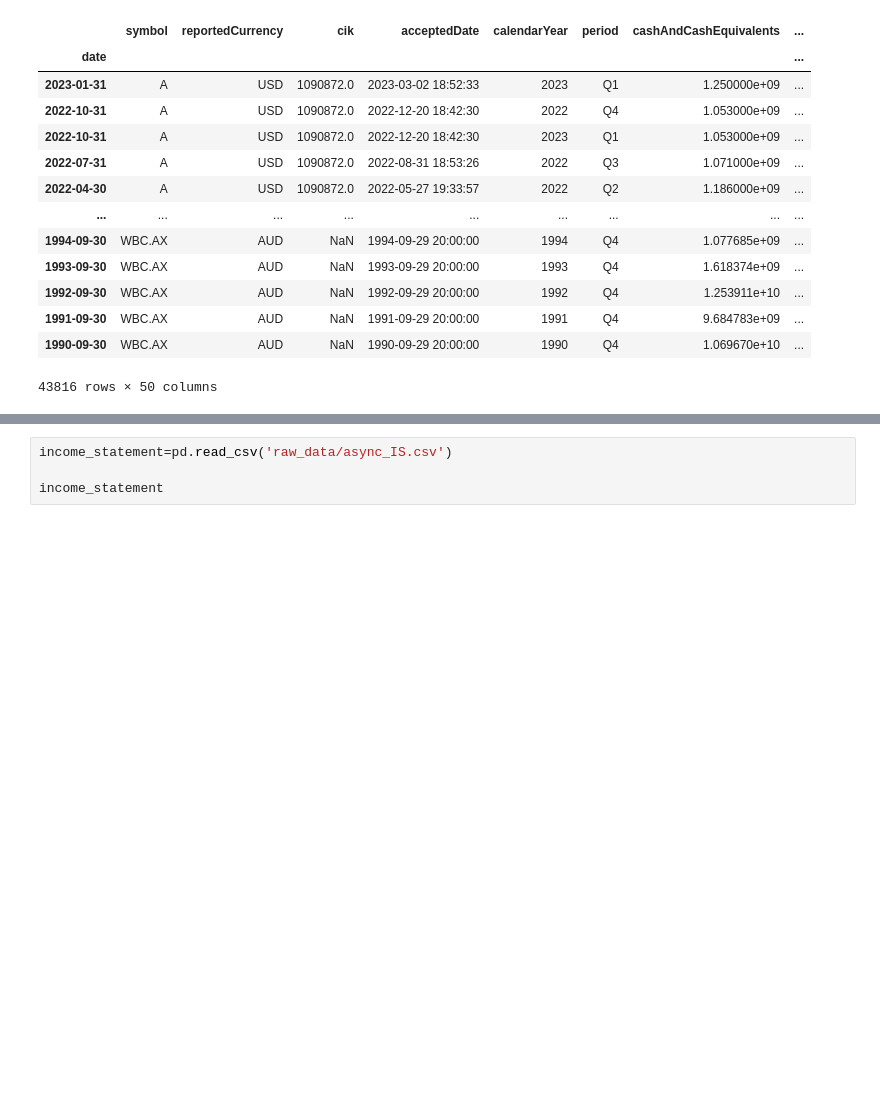
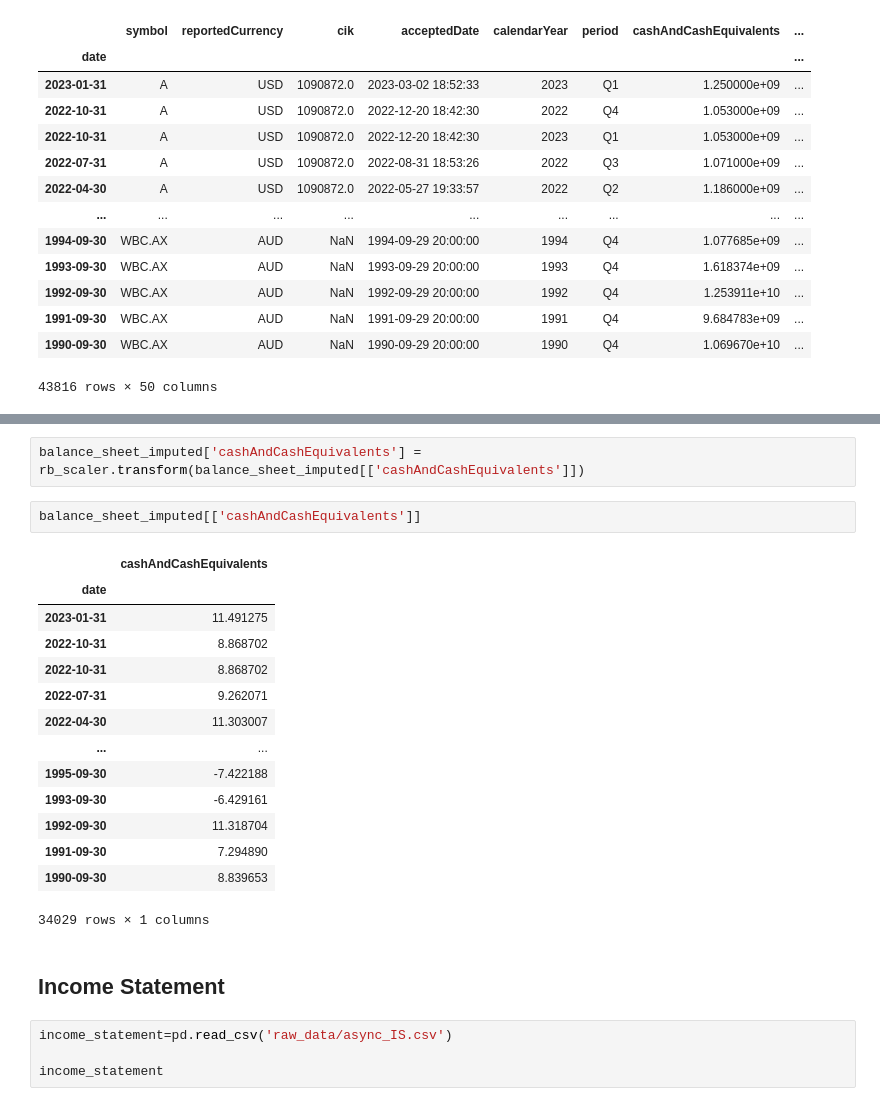
Before and after one commit to veeyuen/credit-spreads, a Jupyter notebook: build_dataframe.ipynb, the cells around one changed output, grey strips where cells are left out. Drawn from its saved outputs; the diff is of its cells as text; blank space fills up the shorter version.

```diff
--- a/build_dataframe.ipynb
+++ b/build_dataframe.ipynb
@@ -548,3 +580,24 @@ ValueError: Input X contains infinity or a value too large for dtype('float64').
+# %%
+balance_sheet_imputed['cashAndCashEquivalents'] = rb_scaler.transform(balance_sheet_imputed[['cashAndCashEquivalents']])
+# %%
+balance_sheet_imputed[['cashAndCashEquivalents']]
+# %% [output]
+|  | cashAndCashEquivalents |
+| date |  |
+| 2023-01-31 | 11.491275 |
+| 2022-10-31 | 8.868702 |
+| 2022-10-31 | 8.868702 |
+| 2022-07-31 | 9.262071 |
+| 2022-04-30 | 11.303007 |
+| ... | ... |
+| 1995-09-30 | -7.422188 |
+| 1993-09-30 | -6.429161 |
+| 1992-09-30 | 11.318704 |
+| 1991-09-30 | 7.294890 |
+| 1990-09-30 | 8.839653 |
+34029 rows × 1 columns
+# %% [markdown]
+## Income Statement
 # %%
 income_statement=pd.read_csv('raw_data/async_IS.csv')
 
```
Also changed, not shown: parts of 84 cells of this notebook.
